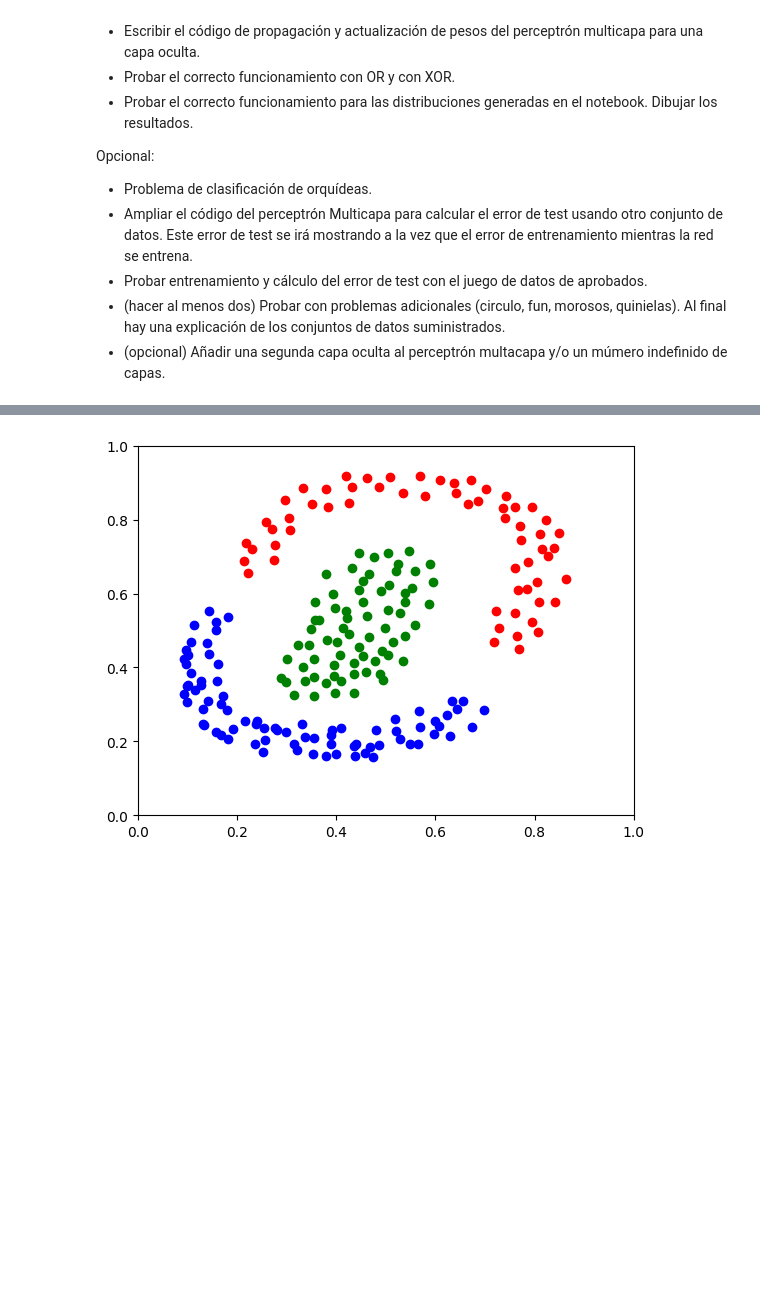
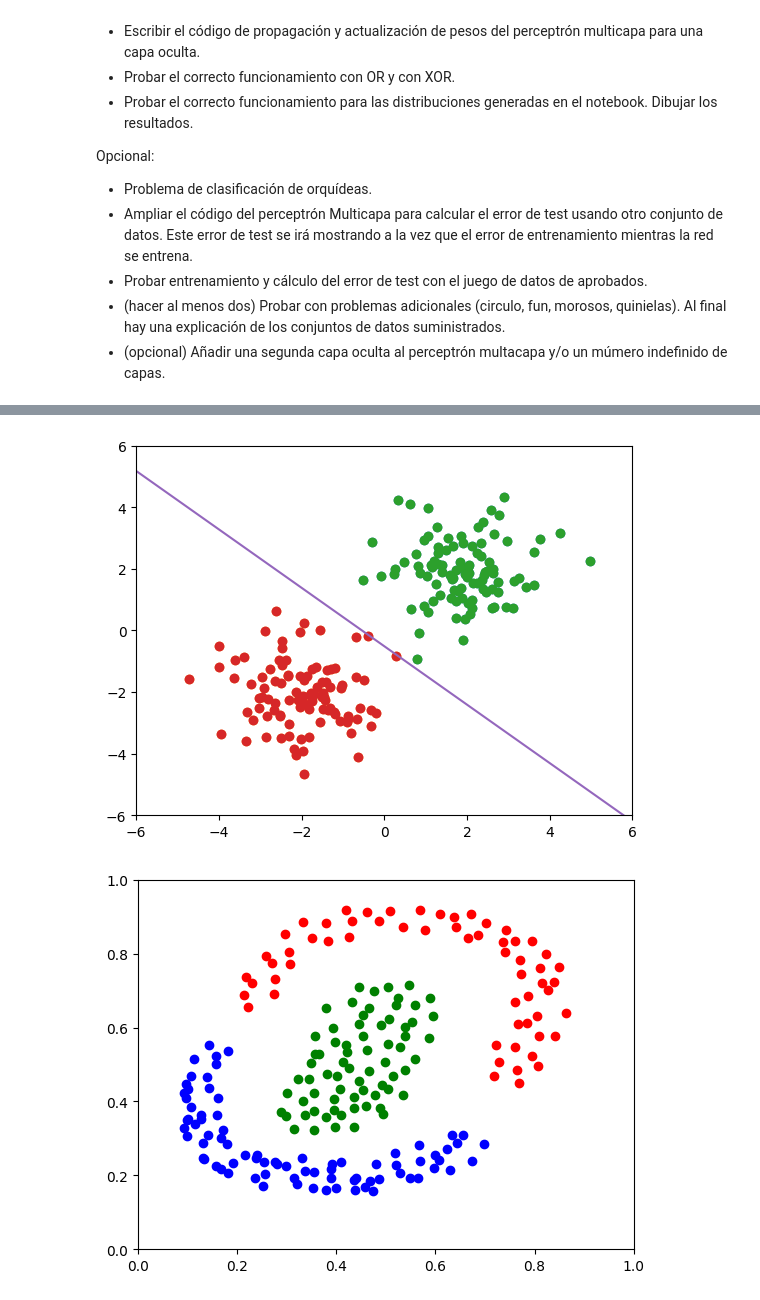
Before and after one commit to miguel-mxrxrx04/neuralnetworkfromscratch, a Jupyter notebook: Perceptrones/perceptron_alumno.ipynb, the cells around one changed output, grey strips where cells are left out. Cells and saved outputs as stored; diff of their text form; code cells hidden in the pictures; blank space fills up the shorter version.

Commit message:
Perceptrón multicapa y plots.

```diff
--- a/Perceptrones/perceptron_alumno.ipynb
+++ b/Perceptrones/perceptron_alumno.ipynb
@@ -34,8 +34,10 @@ class Perceptron:
 
     def update (self, x, d, alpha): # realiza una iteración de entrenamiento
         s = self.forward(x) # propaga
-        self.w = self.w - alpha*np.outer(x,s-d) # ajusta pesos
-        self.b = self.b - alpha*(s-d)
+        # self.w = self.w + alpha*np.outer(x,d-s) # ajusta pesos
+        self.w = self.w + alpha * (x*(d-s)).reshape(self.ninput,self.noutput) # ajusta pesos
+
+        self.b = self.b + alpha*(d-s)
 
     def RMS (self, X, D): # calcula el error RMS
         S = self.forward(X)
@@ -206,3 +231,26 @@ NameError: name 'X' is not defined
+# %%
+# Dibujar el resultado de la clasificación por el perceptrón
+import numpy as np
+import matplotlib.pyplot as plt
+plt.xlim(-6,6)
+plt.ylim(-6,6)
+plt.plot(x0[:,0],x0[:,1],'o')
+plt.plot(x1[:,0],x1[:,1],'o')
+x_line = np.linspace(-6,6,100)
+y_line = -p.w[0]/p.w[1]*x_line - p.b/p.w[1]
+plt.xlim(-6,6)
+plt.ylim(-6,6)
+plt.plot(x0[:,0],x0[:,1],'o')
+plt.plot(x1[:,0],x1[:,1],'o')
+plt.plot(x_line, y_line)
+
+plt.show()
+
+X = np.vstack((x0,x1))
+d = np.hstack((d0,d1))
+d.shape = (200,1) # convierte el vector en un array
+# %% [output]
+[figure, added]
 # %%
 # regiones no lineales
 
```
Also changed, not shown: parts of 14 cells of this notebook.
